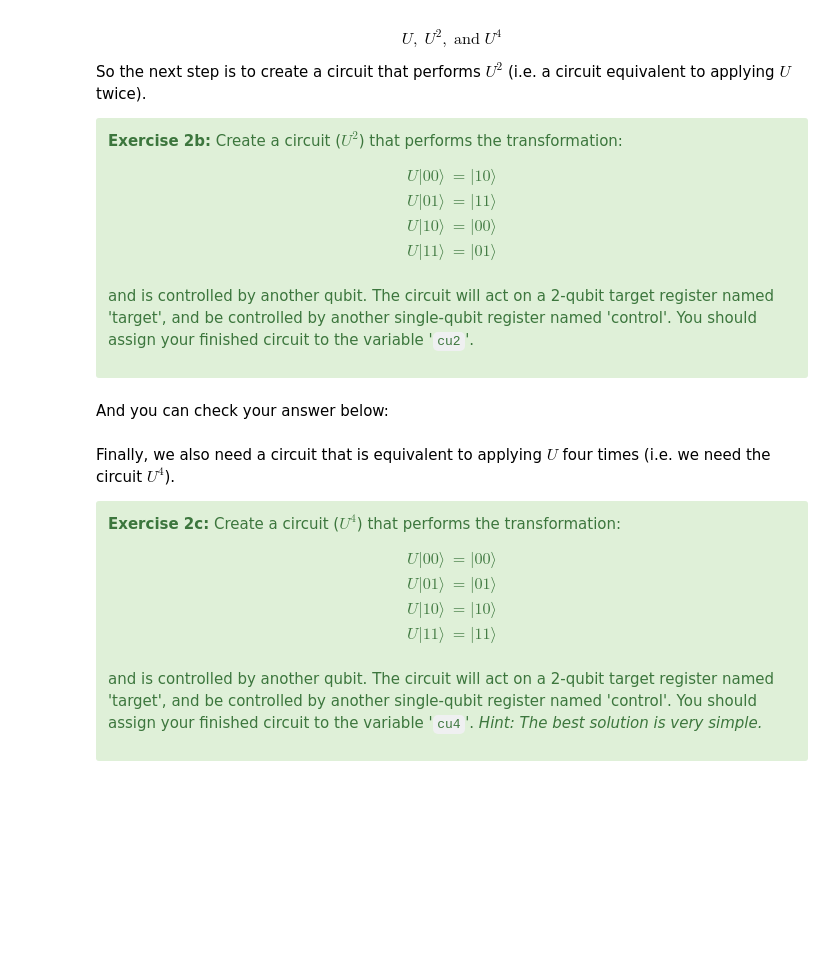
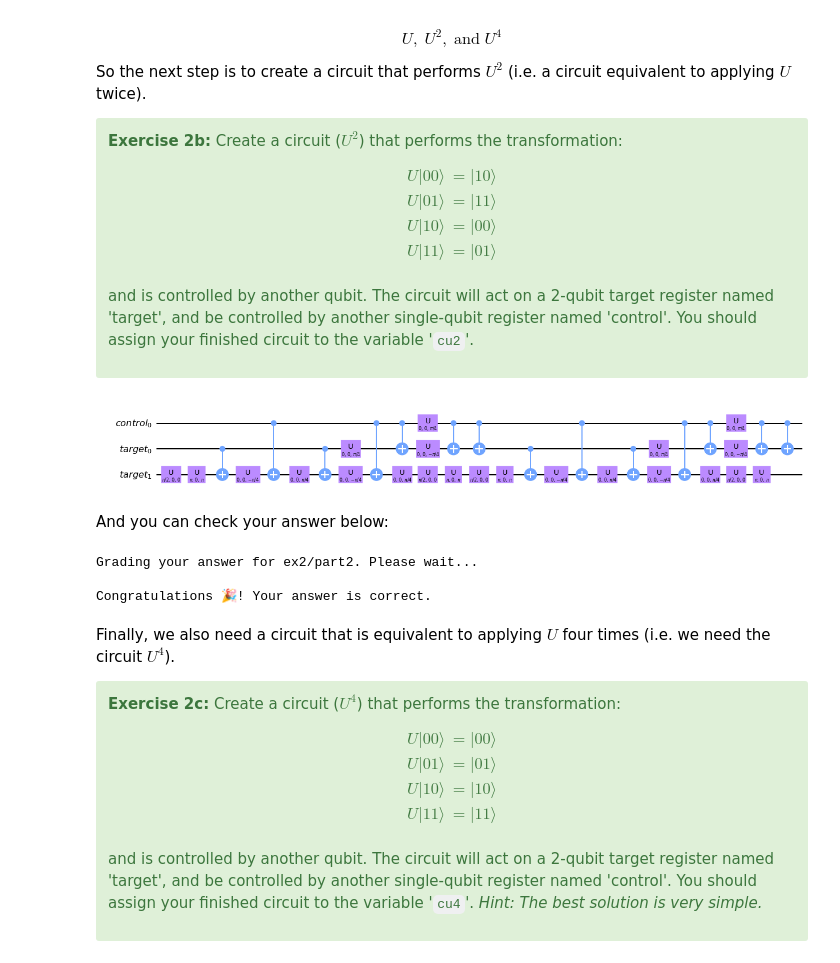
Before and after one commit to abdielgv162/Quantum_Computing, a Jupyter notebook: IBM_Quantum_Challenge_2021/Notebooks_Originales/ex2.ipynb, the cells around one changed output. Cells and saved outputs as stored; diff of their text form; code cells hidden in the pictures; blank space fills up the shorter version.

```diff
--- a/IBM_Quantum_Challenge_2021/Notebooks_Originales/ex2.ipynb
+++ b/IBM_Quantum_Challenge_2021/Notebooks_Originales/ex2.ipynb
@@ -128,23 +157,65 @@ and is controlled by another qubit. The circuit will act on a 2-qubit target reg
 # %%
 c = QuantumRegister(1, 'control')
 t = QuantumRegister(2, 'target')
 cu2 = QuantumCircuit(c, t)
 
 # WRITE YOUR CODE BETWEEN THESE LINES - START
 
+# 1
+cu2.u(pi/2, 0, 0, 2)
+cu2.u(pi , 0 , pi, 2)
+cu2.cx(1,2)
+cu2.u(0, 0, -pi/4, 2)
+cu2.cx(0,2)
+cu2.u(0, 0, pi/4, 2)
+cu2.cx(1,2)
+cu2.u(0, 0, -pi/4, 2)
+cu2.cx(0,2)
+cu2.u(0, 0, pi/4, 1)
+cu2.u(0, 0, pi/4, 2)
+cu2.u(pi/2, 0, 0, 2)
+cu2.u(pi , 0 , pi, 2)
+cu2.cx(0,1)
+cu2.u(0, 0, pi/4, 0)
+cu2.u(0, 0, -pi/4, 1)
+cu2.cx(0,1)
+cu2.cx(0,1)
 
-
-
+# 2
+cu2.u(pi/2, 0, 0, 2)
+cu2.u(pi , 0 , pi, 2)
+cu2.cx(1,2)
+cu2.u(0, 0, -pi/4, 2)
+cu2.cx(0,2)
+cu2.u(0, 0, pi/4, 2)
+cu2.cx(1,2)
+cu2.u(0, 0, -pi/4, 2)
+cu2.cx(0,2)
+cu2.u(0, 0, pi/4, 1)
+cu2.u(0, 0, pi/4, 2)
+cu2.u(pi/2, 0, 0, 2)
+cu2.u(pi , 0 , pi, 2)
+cu2.cx(0,1)
+cu2.u(0, 0, pi/4, 0)
+cu2.u(0, 0, -pi/4, 1)
+cu2.cx(0,1)
+cu2.cx(0,1)
 
 # WRITE YOUR CODE BETWEEN THESE LINES - END
 
 cu2.draw('mpl')
+# %% [output]
+[figure, added]
 # %% [markdown]
 And you can check your answer below:
 # %%
 # Check your answer using following code
 from qc_grader import grade_ex2b
 grade_ex2b(cu2)
+# %% [output]
+Grading your answer for ex2/part2. Please wait...
+
+Congratulations 🎉! Your answer is correct.
 # %% [markdown]
 Finally, we also need a circuit that is equivalent to applying $U$ four times (i.e. we need the circuit $U^4$).
 
```
Also changed, not shown: parts of 16 cells of this notebook.
